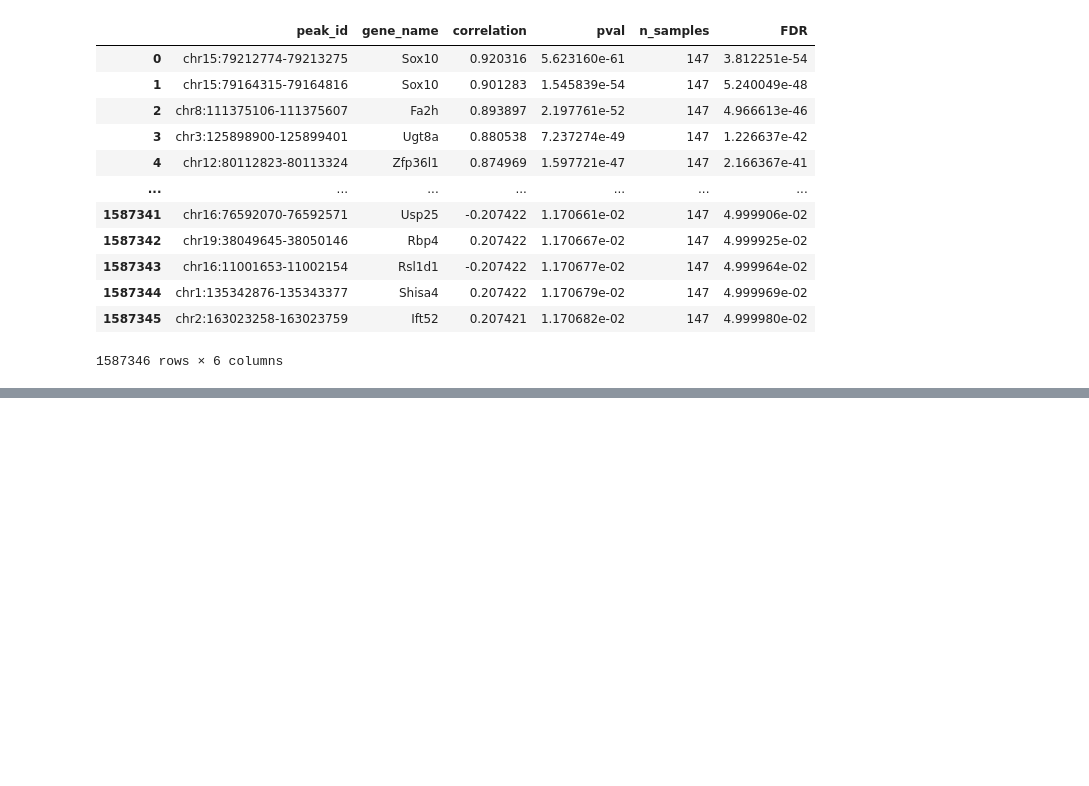
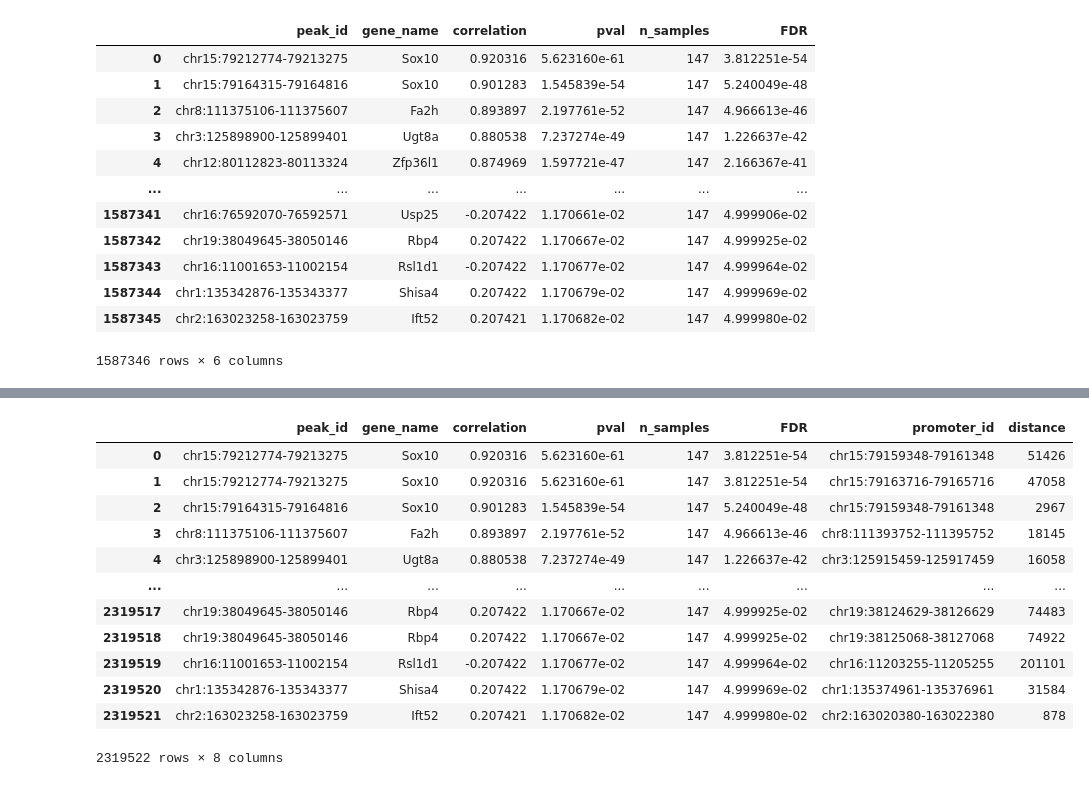
Before and after one commit to juychen/scmmd, a Jupyter notebook: 15gene_mapping.ipynb, the cells around one changed output, grey strips where cells are left out. Cells and saved outputs as stored; diff of their text form; code cells hidden in the pictures; blank space fills up the shorter version.

```diff
--- a/15gene_mapping.ipynb
+++ b/15gene_mapping.ipynb
@@ -449,3 +479,5 @@ df_peak_gene_corr_sig
 df_peak_gene_corr_sig.to_csv("/data2st1/junyi/output/atac1112/cCRE/3REGIONS_DEG_correlation_sig.csv", index=False)
 # %%
 df_peak_gene_corr.to_csv("/data2st1/junyi/output/atac1112/cCRE/3REGIONS_DEG_correlation.csv", index=False)
+# %%
+df_meta=df_promoter_peak_500kbselected[['promoter_id','peak_id','gene_name','distance']]
@@ -451,0 +516,16 @@ df_peak_gene_corr.to_csv("/data2st1/junyi/output/atac1112/cCRE/3REGIONS_DEG_corr
+# %%
+pd.merge(df_peak_gene_corr_sig, df_meta, on=['peak_id', 'gene_name'], how='inner')
+# %% [output]
+|  | peak_id | gene_name | correlation | pval | n_samples | FDR | promoter_id | distance |
+| 0 | chr15:79212774-79213275 | Sox10 | 0.920316 | 5.623160e-61 | 147 | 3.812251e-54 | chr15:79159348-79161348 | 51426 |
+| 1 | chr15:79212774-79213275 | Sox10 | 0.920316 | 5.623160e-61 | 147 | 3.812251e-54 | chr15:79163716-79165716 | 47058 |
+| 2 | chr15:79164315-79164816 | Sox10 | 0.901283 | 1.545839e-54 | 147 | 5.240049e-48 | chr15:79159348-79161348 | 2967 |
+| 3 | chr8:111375106-111375607 | Fa2h | 0.893897 | 2.197761e-52 | 147 | 4.966613e-46 | chr8:111393752-111395752 | 18145 |
+| 4 | chr3:125898900-125899401 | Ugt8a | 0.880538 | 7.237274e-49 | 147 | 1.226637e-42 | chr3:125915459-125917459 | 16058 |
+| ... | ... | ... | ... | ... | ... | ... | ... | ... |
+| 2319517 | chr19:38049645-38050146 | Rbp4 | 0.207422 | 1.170667e-02 | 147 | 4.999925e-02 | chr19:38124629-38126629 | 74483 |
+| 2319518 | chr19:38049645-38050146 | Rbp4 | 0.207422 | 1.170667e-02 | 147 | 4.999925e-02 | chr19:38125068-38127068 | 74922 |
+| 2319519 | chr16:11001653-11002154 | Rsl1d1 | -0.207422 | 1.170677e-02 | 147 | 4.999964e-02 | chr16:11203255-11205255 | 201101 |
+| 2319520 | chr1:135342876-135343377 | Shisa4 | 0.207422 | 1.170679e-02 | 147 | 4.999969e-02 | chr1:135374961-135376961 | 31584 |
+| 2319521 | chr2:163023258-163023759 | Ift52 | 0.207421 | 1.170682e-02 | 147 | 4.999980e-02 | chr2:163020380-163022380 | 878 |
+2319522 rows × 8 columns
```
Also changed, not shown: parts of 25 cells of this notebook, 1 other file.
